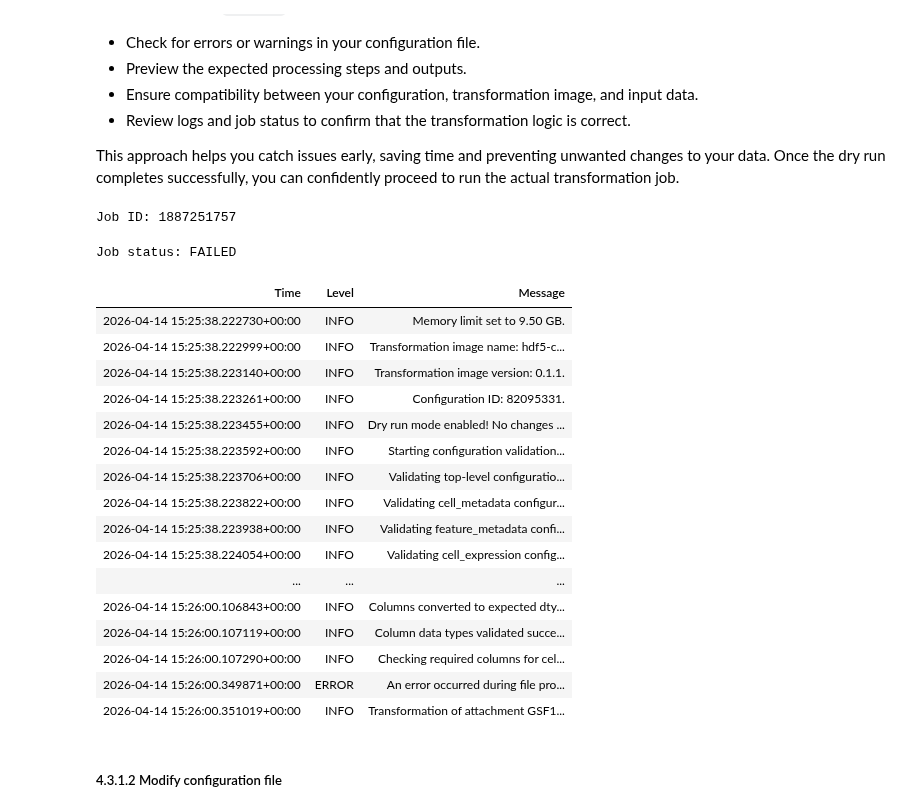
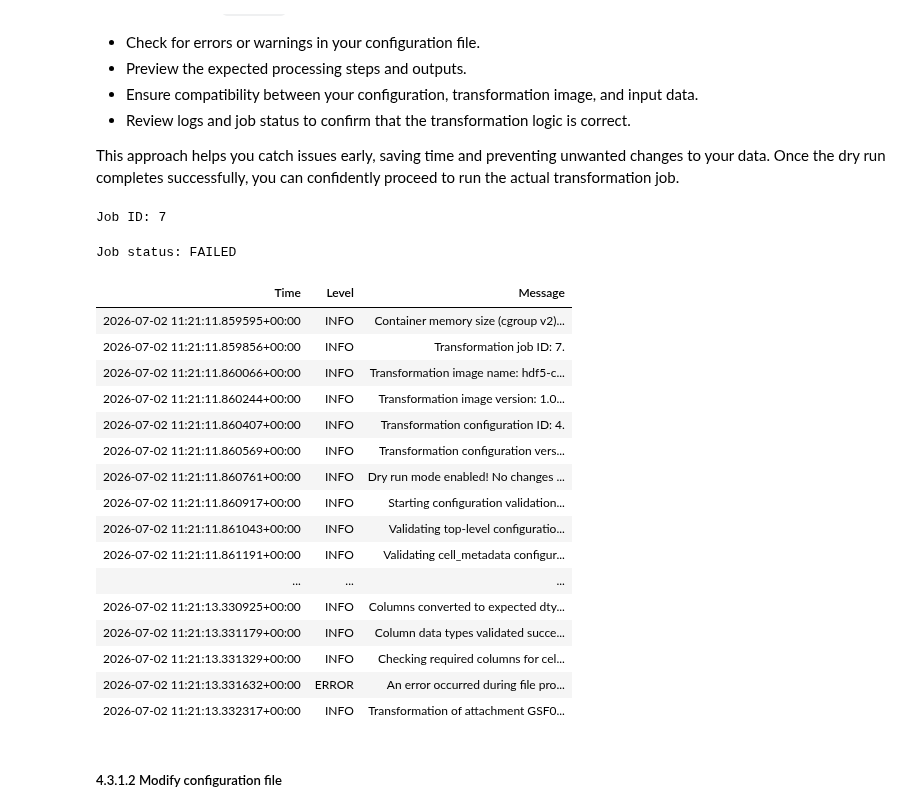
Before and after one commit to genestack/user-docs, a Jupyter notebook: docs/user-guide/doc-odm-user-guide/doc-odm-user-guide/notebooks/sc_transformations_demo.ipynb, the cells around one changed output. Cells and saved outputs as stored; diff of their text form; code cells hidden in the pictures.

```diff
--- a/docs/user-guide/doc-odm-user-guide/doc-odm-user-guide/notebooks/sc_transformations_demo.ipynb
+++ b/docs/user-guide/doc-odm-user-guide/doc-odm-user-guide/notebooks/sc_transformations_demo.ipynb
@@ -438,7 +440,7 @@ This skeleton is a valid starting point. After running a dry run with this confi
 `post_api_v1_transformations_configurations()` stores the new configuration in ODM and returns its assigned `id`, which is required for the job submission steps below.
 # %%
 # example: create a basic configuration file
-transformation_configuration_fields = odm_api.TransformationConfigurationFields(
+transformation_configuration_fields = odm_api.TransformationConfigurationCreateFields(
     name="initial_config.json",
     description="Initial transformation config",
     data={
@@ -466,5 +468,6 @@ response = configurations_api.post_api_v1_transformations_configurations(
     transformation_configuration_fields
 )
 config_id = response.id
-print(f"Created configuration ID: {config_id}")
+config_version = response.version
+print(f"Created configuration ID: {config_id}, Version: {config_version}")
 # %% [output]
@@ -564,14 +564,19 @@ The `dry_run` mode allows you to simulate the transformation job without actuall
 This approach helps you catch issues early, saving time and preventing unwanted changes to your data. Once the dry run completes successfully, you can confidently proceed to run the actual transformation job.
 # %%
 transformation_job_create_fields = odm_api.TransformationJobCreateFields(
-    configuration_id=int(config_id),
+    configuration_reference=odm_api.TransformationConfigurationReference(
+        id=int(config_id),
+        version=int(config_version)
+    ),
+    configuration_version=config_version,
     dry_run=True,
     image_reference=odm_api.TransformationImageReference(
         name="hdf5-cells",
         version="latest"
     ),
     input_accessions=[attachment_accession],
-    volume_size=30
+    volume_size="30Gi",
+    memory_size="10Gi"
 )
 # %%
 # call the transformation job
@@ -579,7 +584,7 @@ response = jobs_api.post_api_v1_transformations_jobs(transformation_job_create_f
 job_id = response.id
 print(f"Job ID: {job_id}")
 # %% [output]
-Job ID: 1887251757
+Job ID: 7
 # %%
 # check job status
 job_status = jobs_api.get_api_v1_transformations_jobs_by_id(job_id)
@@ -588,31 +593,31 @@ print(f"Job status: {job_status.status.state.value}")
 Job status: FAILED
 # %%
 # retrieve and display logs from job id
-if job_status.status.state.value not in ['UNKNOWN', 'WAITING']:
+if job_status.status.state.value not in ['PENDING', 'UNKNOWN', 'WAITING']:
     logs_payload = odm_api.LogsPayload()
     logs = jobs_api.post_api_v1_transformations_jobs_by_id_logs(job_id, logs_payload)
     display_log_records(logs)
 else:
     print("Transformation job has not started yet. Please rerun this cell once "
           "the job is in progress or completed.")
 # %% [output]
 | Time | Level | Message |
-| 2026-04-14 15:25:38.222730+00:00 | INFO | Memory limit set to 9.50 GB. |
-| 2026-04-14 15:25:38.222999+00:00 | INFO | Transformation image name: hdf5-c... |
-| 2026-04-14 15:25:38.223140+00:00 | INFO | Transformation image version: 0.1.1. |
-| 2026-04-14 15:25:38.223261+00:00 | INFO | Configuration ID: 82095331. |
-| 2026-04-14 15:25:38.223455+00:00 | INFO | Dry run mode enabled! No changes ... |
-| 2026-04-14 15:25:38.223592+00:00 | INFO | Starting configuration validation... |
-| 2026-04-14 15:25:38.223706+00:00 | INFO | Validating top-level configuratio... |
-| 2026-04-14 15:25:38.223822+00:00 | INFO | Validating cell_metadata configur... |
-| 2026-04-14 15:25:38.223938+00:00 | INFO | Validating feature_metadata confi... |
-| 2026-04-14 15:25:38.224054+00:00 | INFO | Validating cell_expression config... |
+| 2026-07-02 11:21:11.859595+00:00 | INFO | Container memory size (cgroup v2)... |
+| 2026-07-02 11:21:11.859856+00:00 | INFO | Transformation job ID: 7. |
+| 2026-07-02 11:21:11.860066+00:00 | INFO | Transformation image name: hdf5-c... |
+| 2026-07-02 11:21:11.860244+00:00 | INFO | Transformation image version: 1.0... |
+| 2026-07-02 11:21:11.860407+00:00 | INFO | Transformation configuration ID: 4. |
+| 2026-07-02 11:21:11.860569+00:00 | INFO | Transformation configuration vers... |
+| 2026-07-02 11:21:11.860761+00:00 | INFO | Dry run mode enabled! No changes ... |
+| 2026-07-02 11:21:11.860917+00:00 | INFO | Starting configuration validation... |
+| 2026-07-02 11:21:11.861043+00:00 | INFO | Validating top-level configuratio... |
+| 2026-07-02 11:21:11.861191+00:00 | INFO | Validating cell_metadata configur... |
 | ... | ... | ... |
-| 2026-04-14 15:26:00.106843+00:00 | INFO | Columns converted to expected dty... |
-| 2026-04-14 15:26:00.107119+00:00 | INFO | Column data types validated succe... |
-| 2026-04-14 15:26:00.107290+00:00 | INFO | Checking required columns for cel... |
-| 2026-04-14 15:26:00.349871+00:00 | ERROR | An error occurred during file pro... |
-| 2026-04-14 15:26:00.351019+00:00 | INFO | Transformation of attachment GSF1... |
+| 2026-07-02 11:21:13.330925+00:00 | INFO | Columns converted to expected dty... |
+| 2026-07-02 11:21:13.331179+00:00 | INFO | Column data types validated succe... |
+| 2026-07-02 11:21:13.331329+00:00 | INFO | Checking required columns for cel... |
+| 2026-07-02 11:21:13.331632+00:00 | ERROR | An error occurred during file pro... |
+| 2026-07-02 11:21:13.332317+00:00 | INFO | Transformation of attachment GSF0... |
 # %% [markdown]
 ##### 4.3.1.2 Modify configuration file
 # %% [markdown]
```
Also changed, not shown: parts of 16 cells of this notebook.
